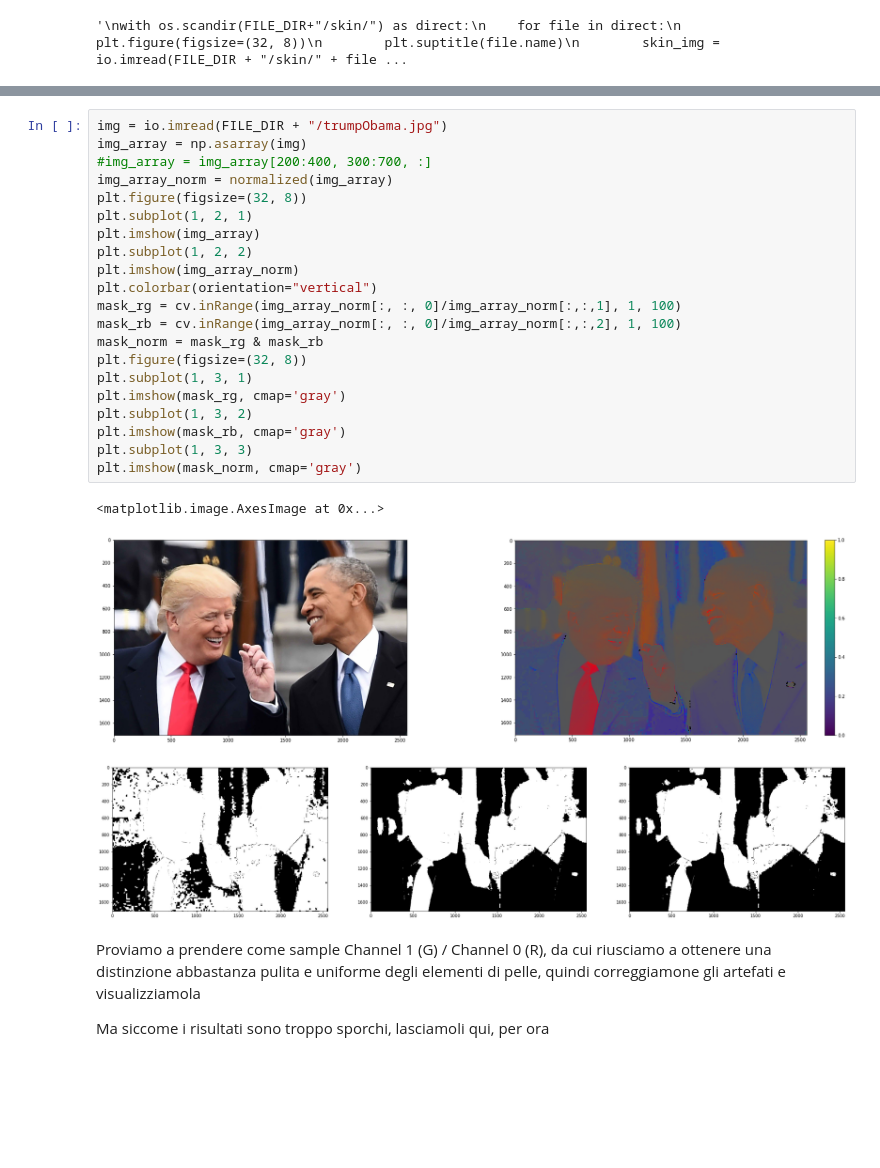
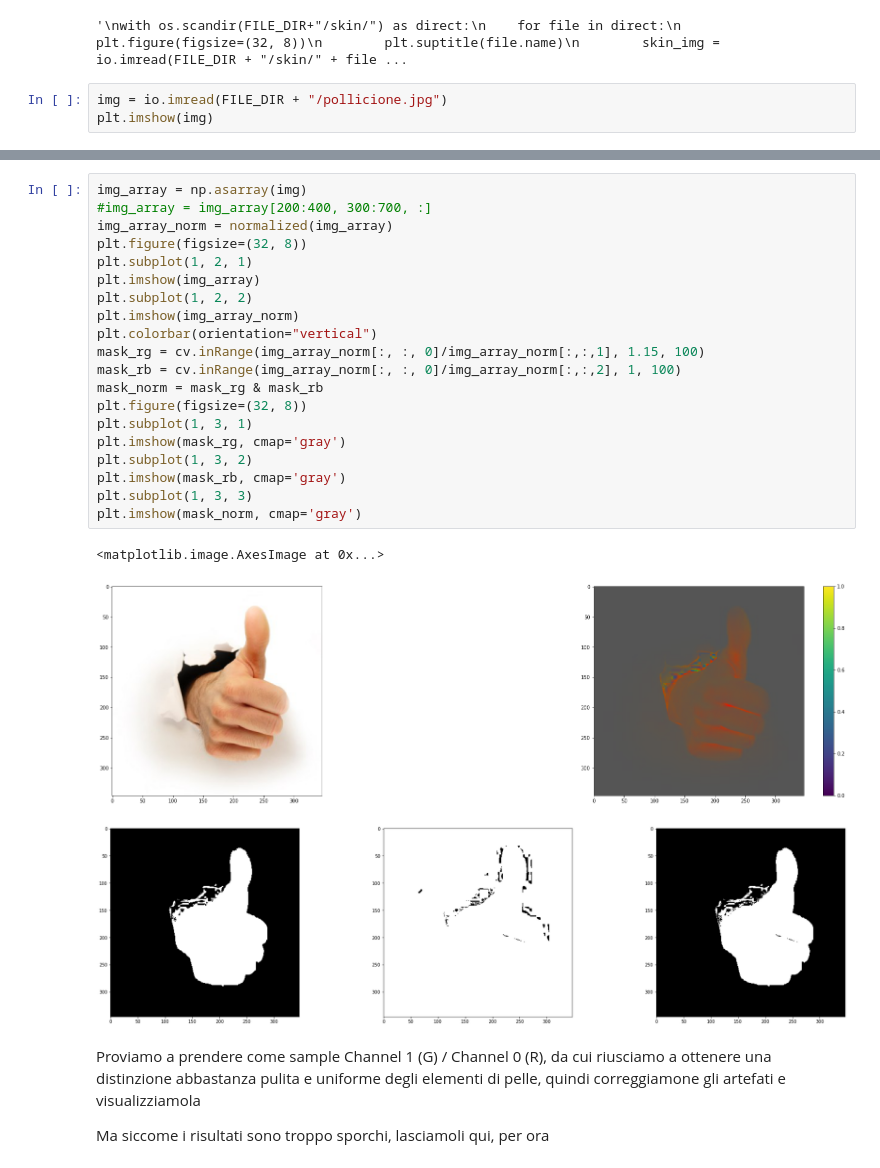
Before and after one commit to lucab1705/Skin_Detection, a Jupyter notebook: SkinDetection.ipynb, the cells around one changed output, grey strips where cells are left out. Saved outputs shown, nothing was run; the diff lists cells and outputs as text; blank space fills up the shorter version.

```diff
--- a/SkinDetection.ipynb
+++ b/SkinDetection.ipynb
@@ -50,3 +50,6 @@ with os.scandir(FILE_DIR+"/skin/") as direct:
 '''
 # %% [output]
 '\nwith os.scandir(FILE_DIR+"/skin/") as direct:\n    for file in direct:\n        plt.figure(figsize=(32, 8))\n        plt.suptitle(file.name)\n        skin_img = io.imread(FILE_DIR + "/skin/" + file ...
+# %%
+img = io.imread(FILE_DIR + "/pollicione.jpg")
+plt.imshow(img)
@@ -53,28 +59,27 @@ with os.scandir(FILE_DIR+"/skin/") as direct:
 # %%
-img = io.imread(FILE_DIR + "/trumpObama.jpg")
 img_array = np.asarray(img)
 #img_array = img_array[200:400, 300:700, :]
 img_array_norm = normalized(img_array)
 plt.figure(figsize=(32, 8))
 plt.subplot(1, 2, 1)
 plt.imshow(img_array)
 plt.subplot(1, 2, 2)
 plt.imshow(img_array_norm)
 plt.colorbar(orientation="vertical")
-mask_rg = cv.inRange(img_array_norm[:, :, 0]/img_array_norm[:,:,1], 1, 100)
+mask_rg = cv.inRange(img_array_norm[:, :, 0]/img_array_norm[:,:,1], 1.15, 100)
 mask_rb = cv.inRange(img_array_norm[:, :, 0]/img_array_norm[:,:,2], 1, 100)
 mask_norm = mask_rg & mask_rb
 plt.figure(figsize=(32, 8))
 plt.subplot(1, 3, 1)
 plt.imshow(mask_rg, cmap='gray')
 plt.subplot(1, 3, 2)
 plt.imshow(mask_rb, cmap='gray')
 plt.subplot(1, 3, 3)
 plt.imshow(mask_norm, cmap='gray')
 # %% [output]
 <matplotlib.image.AxesImage at 0x...>
-[figure, old version]
+[figure, new version]
-[figure, old version]
+[figure, new version]
 # %% [markdown]
 Proviamo a prendere come sample Channel 1 (G) / Channel 0 (R), da cui
 riusciamo a ottenere una distinzione abbastanza pulita e uniforme degli elementi
```
Also changed, not shown: parts of 8 cells of this notebook, 5 other files.
